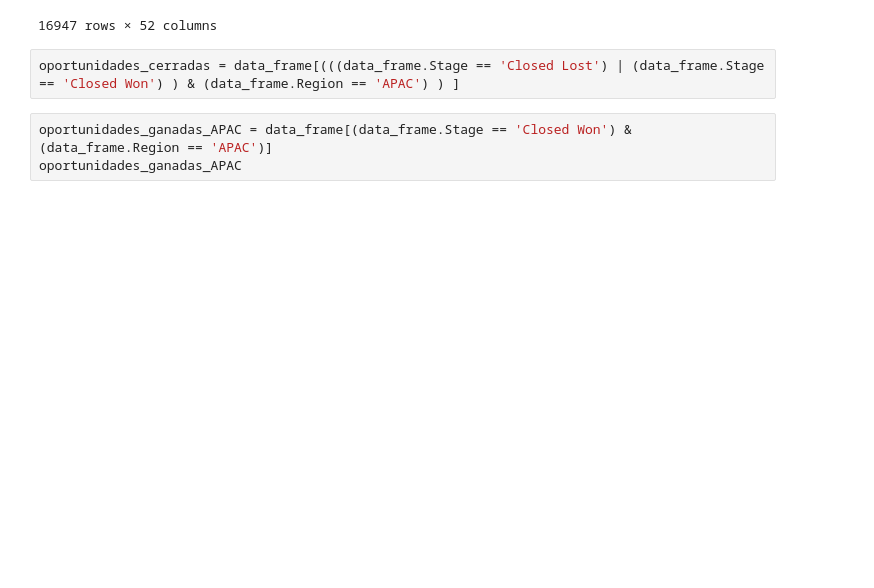
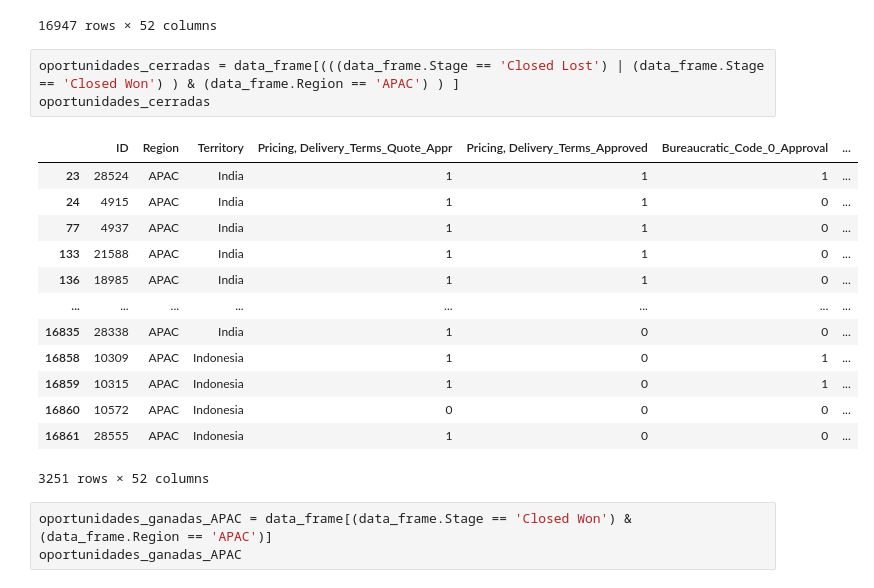
Before and after one commit to Ramaxx95/TP1-Orga-de-Datos, a Jupyter notebook: Visualizaciones/Region_APAC.ipynb, the cells around one changed output. Drawn from its saved outputs; the diff is of its cells as text; blank space fills up the shorter version.

```diff
--- a/Visualizaciones/Region_APAC.ipynb
+++ b/Visualizaciones/Region_APAC.ipynb
@@ -30,6 +30,21 @@ data_frame
 16947 rows × 52 columns
 # %%
 oportunidades_cerradas = data_frame[(((data_frame.Stage == 'Closed Lost') | (data_frame.Stage == 'Closed Won') ) & (data_frame.Region == 'APAC') ) ]
+oportunidades_cerradas
+# %% [output]
+|  | ID | Region | Territory | Pricing, Delivery_Terms_Quote_Appr | Pricing, Delivery_Terms_Approved | Bureaucratic_Code_0_Approval | ... |
+| 23 | 28524 | APAC | India | 1 | 1 | 1 | ... |
+| 24 | 4915 | APAC | India | 1 | 1 | 0 | ... |
+| 77 | 4937 | APAC | India | 1 | 1 | 0 | ... |
+| 133 | 21588 | APAC | India | 1 | 1 | 0 | ... |
+| 136 | 18985 | APAC | India | 1 | 1 | 0 | ... |
+| ... | ... | ... | ... | ... | ... | ... | ... |
+| 16835 | 28338 | APAC | India | 1 | 0 | 0 | ... |
+| 16858 | 10309 | APAC | Indonesia | 1 | 0 | 1 | ... |
+| 16859 | 10315 | APAC | Indonesia | 1 | 0 | 1 | ... |
+| 16860 | 10572 | APAC | Indonesia | 0 | 0 | 0 | ... |
+| 16861 | 28555 | APAC | Indonesia | 1 | 0 | 0 | ... |
+3251 rows × 52 columns
 # %%
 oportunidades_ganadas_APAC = data_frame[(data_frame.Stage == 'Closed Won') & (data_frame.Region == 'APAC')]
 oportunidades_ganadas_APAC
```
Also changed, not shown: parts of 9 cells of this notebook.
